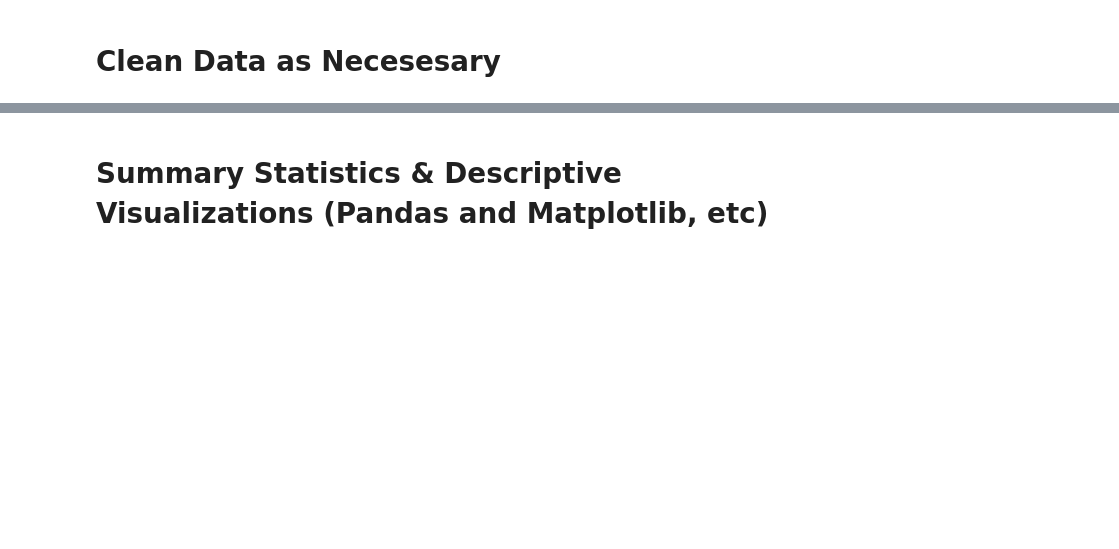
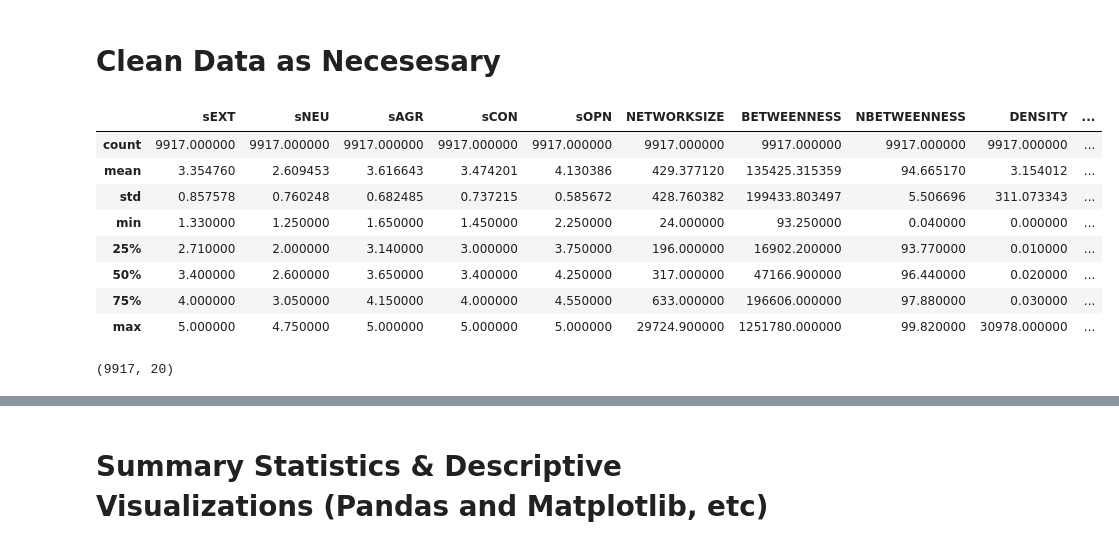
Before and after one commit to zhannar/WorkInProgressMetis, a Jupyter notebook: 02 - Project Luther - Regression/02 - Luther Project (Personality & Centrality).ipynb, the cells around one changed output, grey strips where cells are left out. Drawn from its saved outputs; the diff is of its cells as text; code cells hidden in the pictures; blank space fills up the shorter version.

```diff
--- a/02 - Project Luther - Regression/02 - Luther Project (Personality & Centrality).ipynb
+++ b/02 - Project Luther - Regression/02 - Luther Project (Personality & Centrality).ipynb
@@ -59,0 +63,2 @@ data = pd.read_csv('http://domain.com/passkey=wedsmdjsjmdd')
+# %%
+df_raw = pd.read_csv('mypersonality_final/mypersonality_final.csv')
@@ -60,2 +98,18 @@ data = pd.read_csv('http://domain.com/passkey=wedsmdjsjmdd')
 # %% [markdown]
 # Clean Data as Necesesary
+# %%
+df_raw.describe()
+# %% [output]
+|  | sEXT | sNEU | sAGR | sCON | sOPN | NETWORKSIZE | BETWEENNESS | NBETWEENNESS | DENSITY | ... |
+| count | 9917.000000 | 9917.000000 | 9917.000000 | 9917.000000 | 9917.000000 | 9917.000000 | 9917.000000 | 9917.000000 | 9917.000000 | ... |
+| mean | 3.354760 | 2.609453 | 3.616643 | 3.474201 | 4.130386 | 429.377120 | 135425.315359 | 94.665170 | 3.154012 | ... |
+| std | 0.857578 | 0.760248 | 0.682485 | 0.737215 | 0.585672 | 428.760382 | 199433.803497 | 5.506696 | 311.073343 | ... |
+| min | 1.330000 | 1.250000 | 1.650000 | 1.450000 | 2.250000 | 24.000000 | 93.250000 | 0.040000 | 0.000000 | ... |
+| 25% | 2.710000 | 2.000000 | 3.140000 | 3.000000 | 3.750000 | 196.000000 | 16902.200000 | 93.770000 | 0.010000 | ... |
+| 50% | 3.400000 | 2.600000 | 3.650000 | 3.400000 | 4.250000 | 317.000000 | 47166.900000 | 96.440000 | 0.020000 | ... |
+| 75% | 4.000000 | 3.050000 | 4.150000 | 4.000000 | 4.550000 | 633.000000 | 196606.000000 | 97.880000 | 0.030000 | ... |
+| max | 5.000000 | 4.750000 | 5.000000 | 5.000000 | 5.000000 | 29724.900000 | 1251780.000000 | 99.820000 | 30978.000000 | ... |
+# %%
+df_raw.shape
+# %% [output]
+(9917, 20)
```
Also changed, not shown: parts of 7 cells of this notebook, 3 other files.
